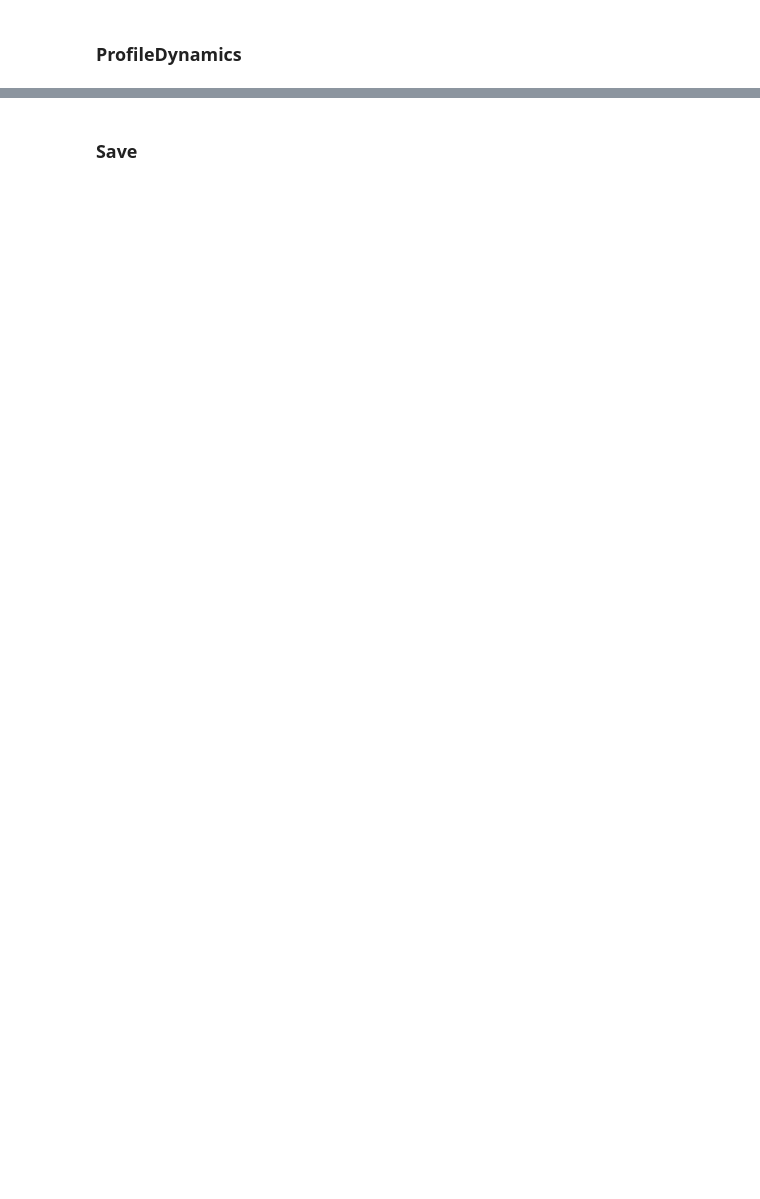
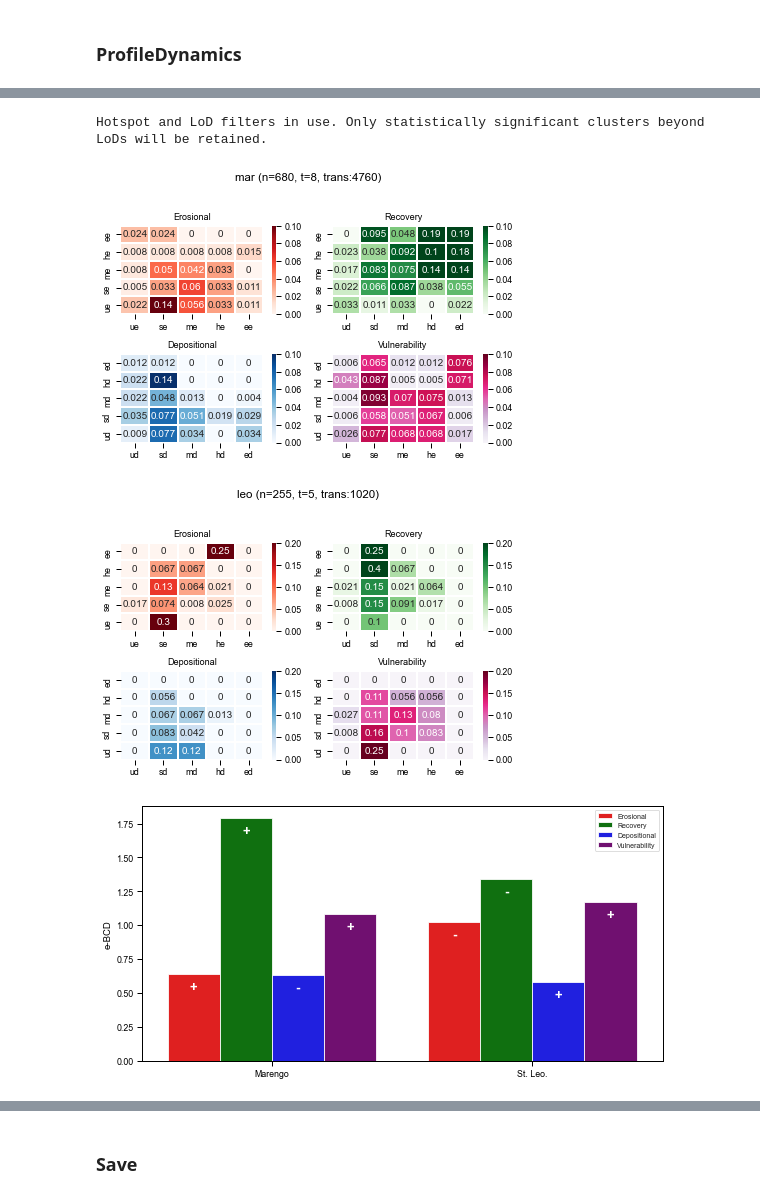
Before and after one commit to npucino/sandpyper, a Jupyter notebook: examples/Example_1_Profile_extraction-CLASS.ipynb, the cells around one changed output, grey strips where cells are left out. Drawn from its saved outputs; the diff is of its cells as text; code cells hidden in the pictures; blank space fills up the shorter version.

```diff
--- a/examples/Example_1_Profile_extraction-CLASS.ipynb
+++ b/examples/Example_1_Profile_extraction-CLASS.ipynb
@@ -486,15 +668,13 @@ labels=["Undefined", "Small", "Medium", "High", "Extreme"]
 appendix=["_deposition", "_erosion"]
 
 
-D = ProfileDynamics(P, bins=5, method="JenksCaspall", labels=labels)
+#D = ProfileDynamics(P, bins=5, method="JenksCaspall", labels=labels)
 
 D.compute_multitemporal(loc_full={'mar': 'Marengo',
          'leo': 'St. Leonards'}, filter_class='sand')
 
 D.LISA_site_level(mode="distance", distance_value=35)
 
-D.discretise(absolute=True, print_summary=True)
+D.discretise(absolute=True, print_summary=True, lod=D.lod_df)  # add lod option and hotspot options
 
 D.infer_weights()
-
-D.BCD_compute_location("geometry","all",True)
@@ -501,14 +728,23 @@ D.BCD_compute_location("geometry","all",True)
 # %%
+# both
+D.BCD_compute_location("geometry","all",True, filterit='both')
+
 relabel_dict={"Undefined_erosion":"ue",
 "Small_erosion":"se",
 "Medium_erosion":"me",
 "High_erosion":"he",
 "Extreme_erosion":"ee",
  "Undefined_deposition":"ud",
  "Small_deposition":"sd",
  "Medium_deposition":"md",
  "High_deposition":"hd",
  "Extreme_deposition":"ed"
 }
 
 D.plot_trans_matrices(relabel_dict)
+D.plot_location_ebcds()
+# %% [output]
+Hotspot and LoD filters in use. Only statistically significant clusters beyond LoDs will be retained.
+[figure, added]
+[figure, added]
+[figure, added]
```
Also changed, not shown: parts of 37 cells of this notebook, 3 other files.
